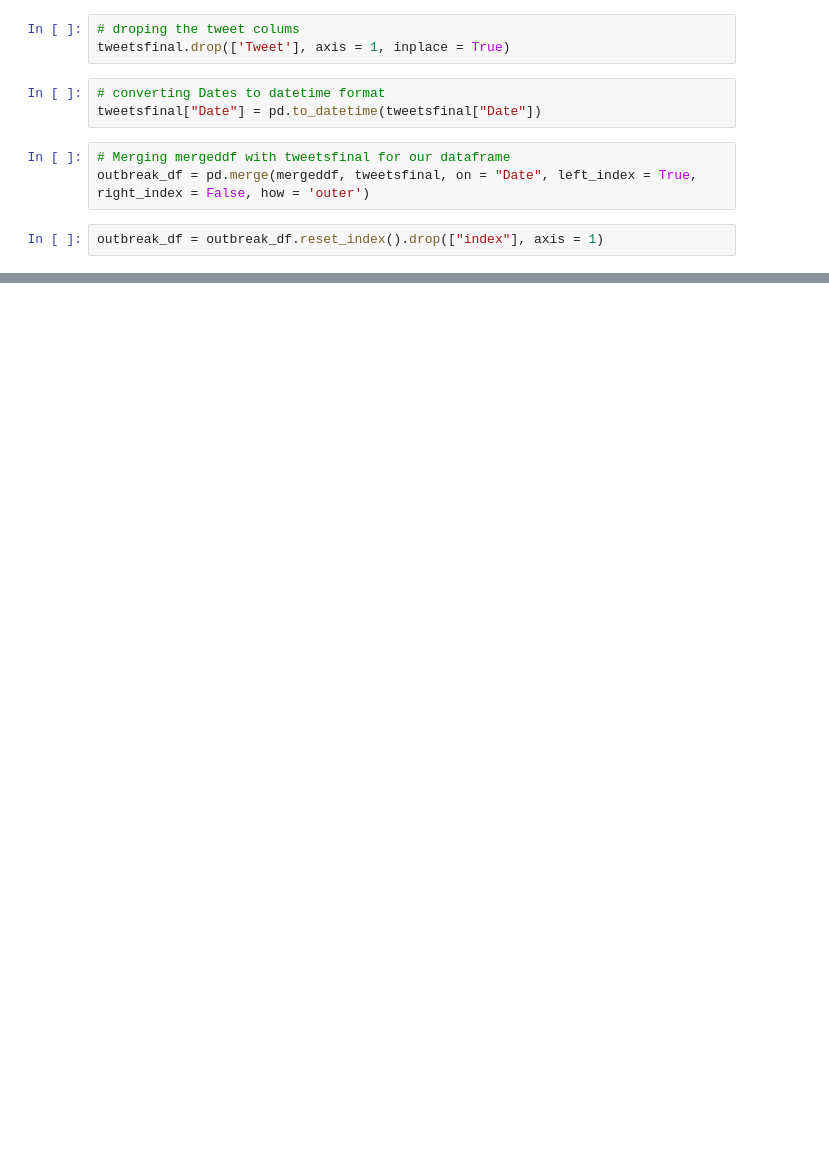
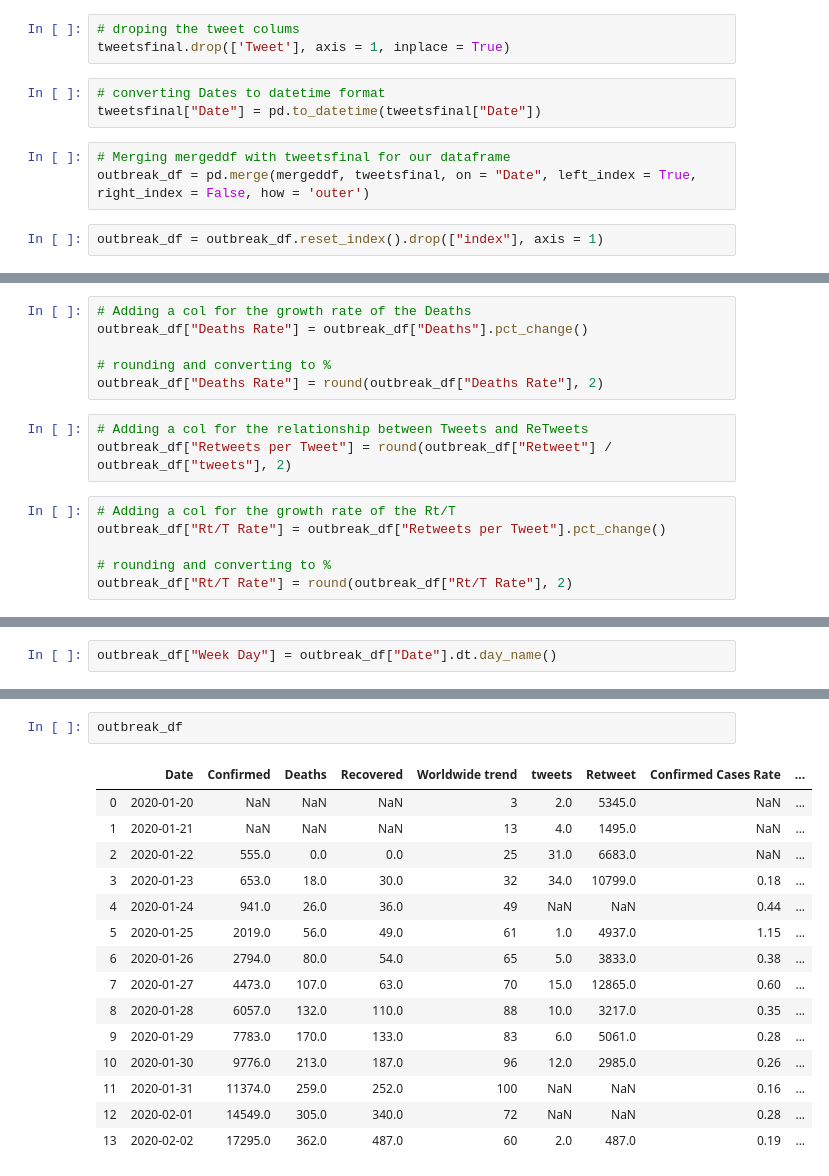
Before and after one commit to duarteharris/Project-Week-3-Data-Thieves, a Jupyter notebook: your-project/final.ipynb, the cells around one changed output, grey strips where cells are left out. Saved outputs shown, nothing was run; the diff lists cells and outputs as text; blank space fills up the shorter version.

```diff
--- a/your-project/final.ipynb
+++ b/your-project/final.ipynb
@@ -514,0 +538,15 @@ outbreak_df
+# %%
+# Adding a col for the growth rate of the Deaths
+outbreak_df["Deaths Rate"] = outbreak_df["Deaths"].pct_change()
+
+# rounding and converting to %
+outbreak_df["Deaths Rate"] = round(outbreak_df["Deaths Rate"], 2)
+# %%
+# Adding a col for the relationship between Tweets and ReTweets
+outbreak_df["Retweets per Tweet"] = round(outbreak_df["Retweet"] / outbreak_df["tweets"], 2)
+# %%
+# Adding a col for the growth rate of the Rt/T
+outbreak_df["Rt/T Rate"] = outbreak_df["Retweets per Tweet"].pct_change()
+
+# rounding and converting to %
+outbreak_df["Rt/T Rate"] = round(outbreak_df["Rt/T Rate"], 2)
@@ -514,0 +561,2 @@ outbreak_df
+# %%
+outbreak_df["Week Day"] = outbreak_df["Date"].dt.day_name()
@@ -514,0 +577,18 @@ outbreak_df
+# %%
+outbreak_df
+# %% [output]
+|  | Date | Confirmed | Deaths | Recovered | Worldwide trend | tweets | Retweet | Confirmed Cases Rate | ... |
+| 0 | 2020-01-20 | NaN | NaN | NaN | 3 | 2.0 | 5345.0 | NaN | ... |
+| 1 | 2020-01-21 | NaN | NaN | NaN | 13 | 4.0 | 1495.0 | NaN | ... |
+| 2 | 2020-01-22 | 555.0 | 0.0 | 0.0 | 25 | 31.0 | 6683.0 | NaN | ... |
+| 3 | 2020-01-23 | 653.0 | 18.0 | 30.0 | 32 | 34.0 | 10799.0 | 0.18 | ... |
+| 4 | 2020-01-24 | 941.0 | 26.0 | 36.0 | 49 | NaN | NaN | 0.44 | ... |
+| 5 | 2020-01-25 | 2019.0 | 56.0 | 49.0 | 61 | 1.0 | 4937.0 | 1.15 | ... |
+| 6 | 2020-01-26 | 2794.0 | 80.0 | 54.0 | 65 | 5.0 | 3833.0 | 0.38 | ... |
+| 7 | 2020-01-27 | 4473.0 | 107.0 | 63.0 | 70 | 15.0 | 12865.0 | 0.60 | ... |
+| 8 | 2020-01-28 | 6057.0 | 132.0 | 110.0 | 88 | 10.0 | 3217.0 | 0.35 | ... |
+| 9 | 2020-01-29 | 7783.0 | 170.0 | 133.0 | 83 | 6.0 | 5061.0 | 0.28 | ... |
+| 10 | 2020-01-30 | 9776.0 | 213.0 | 187.0 | 96 | 12.0 | 2985.0 | 0.26 | ... |
+| 11 | 2020-01-31 | 11374.0 | 259.0 | 252.0 | 100 | NaN | NaN | 0.16 | ... |
+| 12 | 2020-02-01 | 14549.0 | 305.0 | 340.0 | 72 | NaN | NaN | 0.28 | ... |
+| 13 | 2020-02-02 | 17295.0 | 362.0 | 487.0 | 60 | 2.0 | 487.0 | 0.19 | ... |
```
Also changed, not shown: parts of 12 cells of this notebook.
